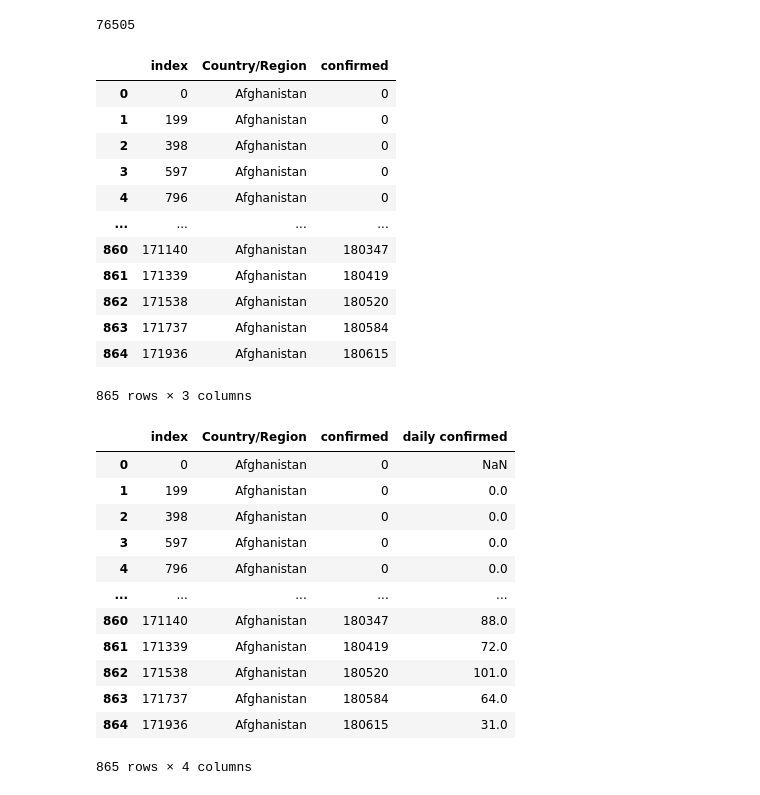
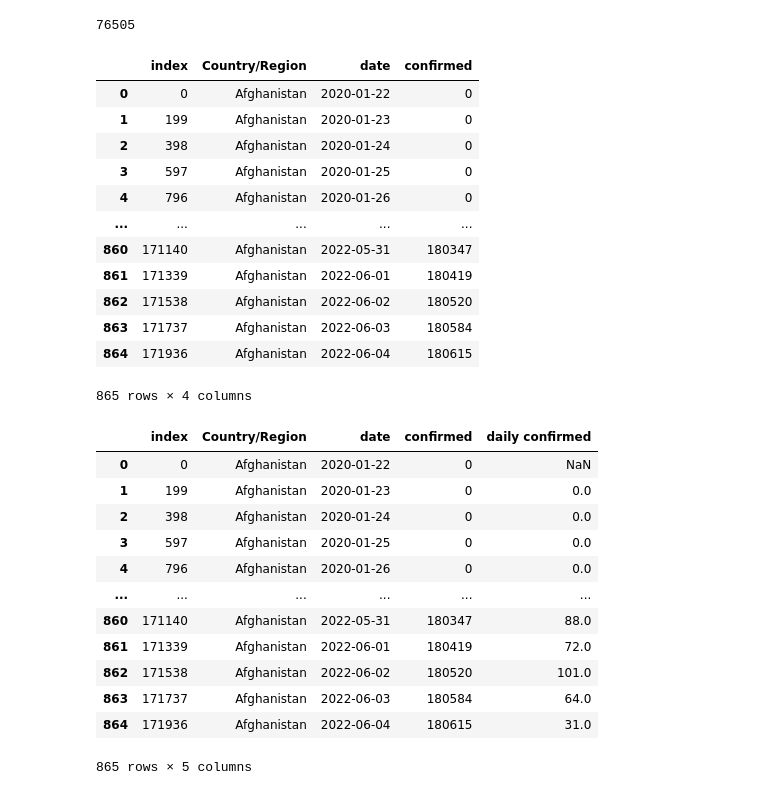
Before and after one commit to roberthsu2003/python_dash_plotly, a Jupyter notebook: 實際案例/covid19/6建立lineChart/lesson1.ipynb, the cells around one changed output. Drawn from its saved outputs; the diff is of its cells as text; code cells hidden in the pictures.

```diff
--- a/實際案例/covid19/6建立lineChart/lesson1.ipynb
+++ b/實際案例/covid19/6建立lineChart/lesson1.ipynb
@@ -251,36 +251,36 @@ delta_confirmed
 # %% [output]
 76505
 # %%
-covid_data_3 = covid_data_2[covid_data_2['Country/Region']=='Afghanistan'][['Country/Region','confirmed']].reset_index()
+covid_data_3 = covid_data_2[covid_data_2['Country/Region']=='Afghanistan'][['Country/Region','date','confirmed']].reset_index()
 covid_data_3
 # %% [output]
-|  | index | Country/Region | confirmed |
-| 0 | 0 | Afghanistan | 0 |
-| 1 | 199 | Afghanistan | 0 |
-| 2 | 398 | Afghanistan | 0 |
-| 3 | 597 | Afghanistan | 0 |
-| 4 | 796 | Afghanistan | 0 |
-| ... | ... | ... | ... |
-| 860 | 171140 | Afghanistan | 180347 |
-| 861 | 171339 | Afghanistan | 180419 |
-| 862 | 171538 | Afghanistan | 180520 |
-| 863 | 171737 | Afghanistan | 180584 |
-| 864 | 171936 | Afghanistan | 180615 |
+|  | index | Country/Region | date | confirmed |
+| 0 | 0 | Afghanistan | 2020-01-22 | 0 |
+| 1 | 199 | Afghanistan | 2020-01-23 | 0 |
+| 2 | 398 | Afghanistan | 2020-01-24 | 0 |
+| 3 | 597 | Afghanistan | 2020-01-25 | 0 |
+| 4 | 796 | Afghanistan | 2020-01-26 | 0 |
+| ... | ... | ... | ... | ... |
+| 860 | 171140 | Afghanistan | 2022-05-31 | 180347 |
+| 861 | 171339 | Afghanistan | 2022-06-01 | 180419 |
+| 862 | 171538 | Afghanistan | 2022-06-02 | 180520 |
+| 863 | 171737 | Afghanistan | 2022-06-03 | 180584 |
+| 864 | 171936 | Afghanistan | 2022-06-04 | 180615 |
-865 rows × 3 columns
+865 rows × 4 columns
 # %%
 covid_data_3['daily confirmed'] = covid_data_3['confirmed']-covid_data_3['confirmed'].shift(1)
 covid_data_3
 # %% [output]
-|  | index | Country/Region | confirmed | daily confirmed |
-| 0 | 0 | Afghanistan | 0 | NaN |
-| 1 | 199 | Afghanistan | 0 | 0.0 |
-| 2 | 398 | Afghanistan | 0 | 0.0 |
-| 3 | 597 | Afghanistan | 0 | 0.0 |
-| 4 | 796 | Afghanistan | 0 | 0.0 |
-| ... | ... | ... | ... | ... |
-| 860 | 171140 | Afghanistan | 180347 | 88.0 |
-| 861 | 171339 | Afghanistan | 180419 | 72.0 |
-| 862 | 171538 | Afghanistan | 180520 | 101.0 |
-| 863 | 171737 | Afghanistan | 180584 | 64.0 |
-| 864 | 171936 | Afghanistan | 180615 | 31.0 |
+|  | index | Country/Region | date | confirmed | daily confirmed |
+| 0 | 0 | Afghanistan | 2020-01-22 | 0 | NaN |
+| 1 | 199 | Afghanistan | 2020-01-23 | 0 | 0.0 |
+| 2 | 398 | Afghanistan | 2020-01-24 | 0 | 0.0 |
+| 3 | 597 | Afghanistan | 2020-01-25 | 0 | 0.0 |
+| 4 | 796 | Afghanistan | 2020-01-26 | 0 | 0.0 |
+| ... | ... | ... | ... | ... | ... |
+| 860 | 171140 | Afghanistan | 2022-05-31 | 180347 | 88.0 |
+| 861 | 171339 | Afghanistan | 2022-06-01 | 180419 | 72.0 |
+| 862 | 171538 | Afghanistan | 2022-06-02 | 180520 | 101.0 |
+| 863 | 171737 | Afghanistan | 2022-06-03 | 180584 | 64.0 |
+| 864 | 171936 | Afghanistan | 2022-06-04 | 180615 | 31.0 |
-865 rows × 4 columns
+865 rows × 5 columns
```
Also changed, not shown: parts of 1 cell of this notebook, 4 other files.
